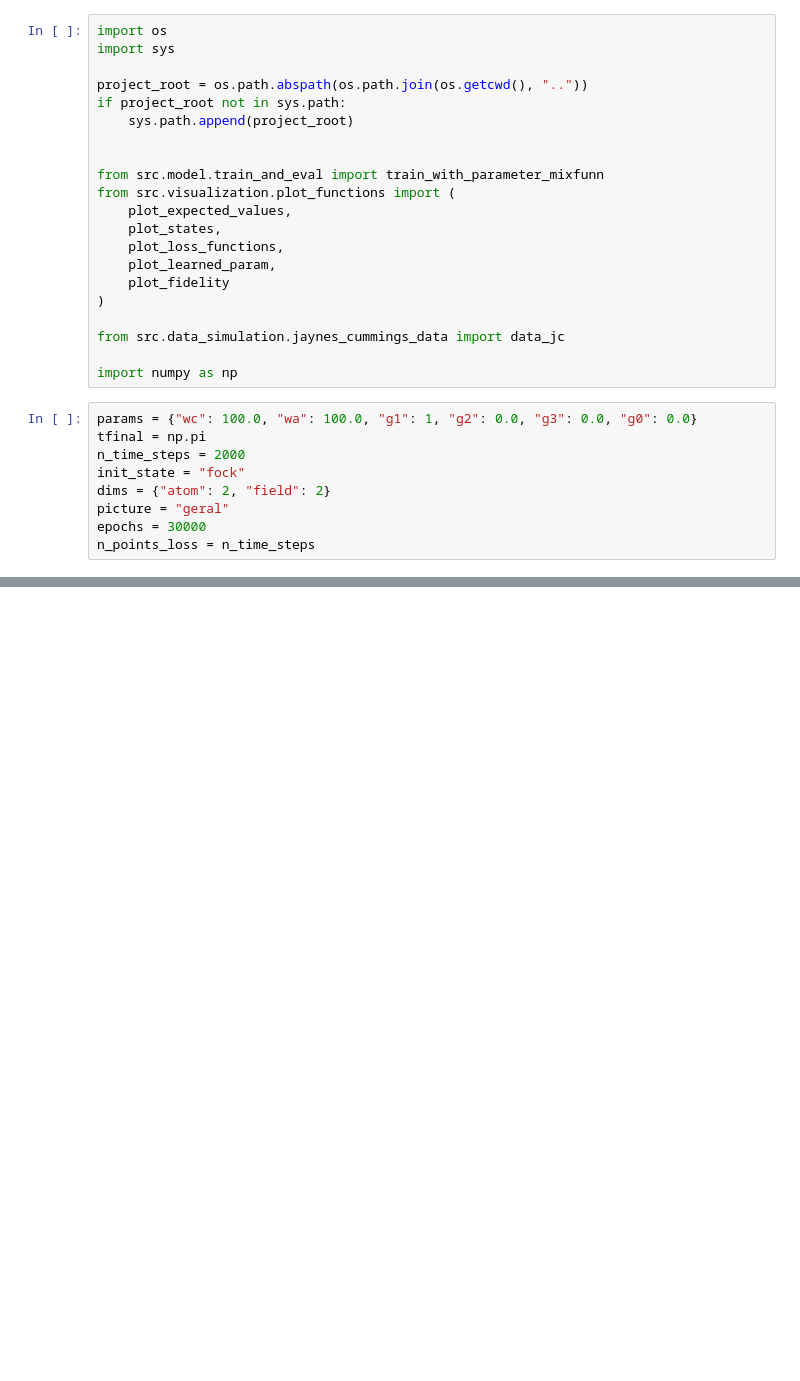
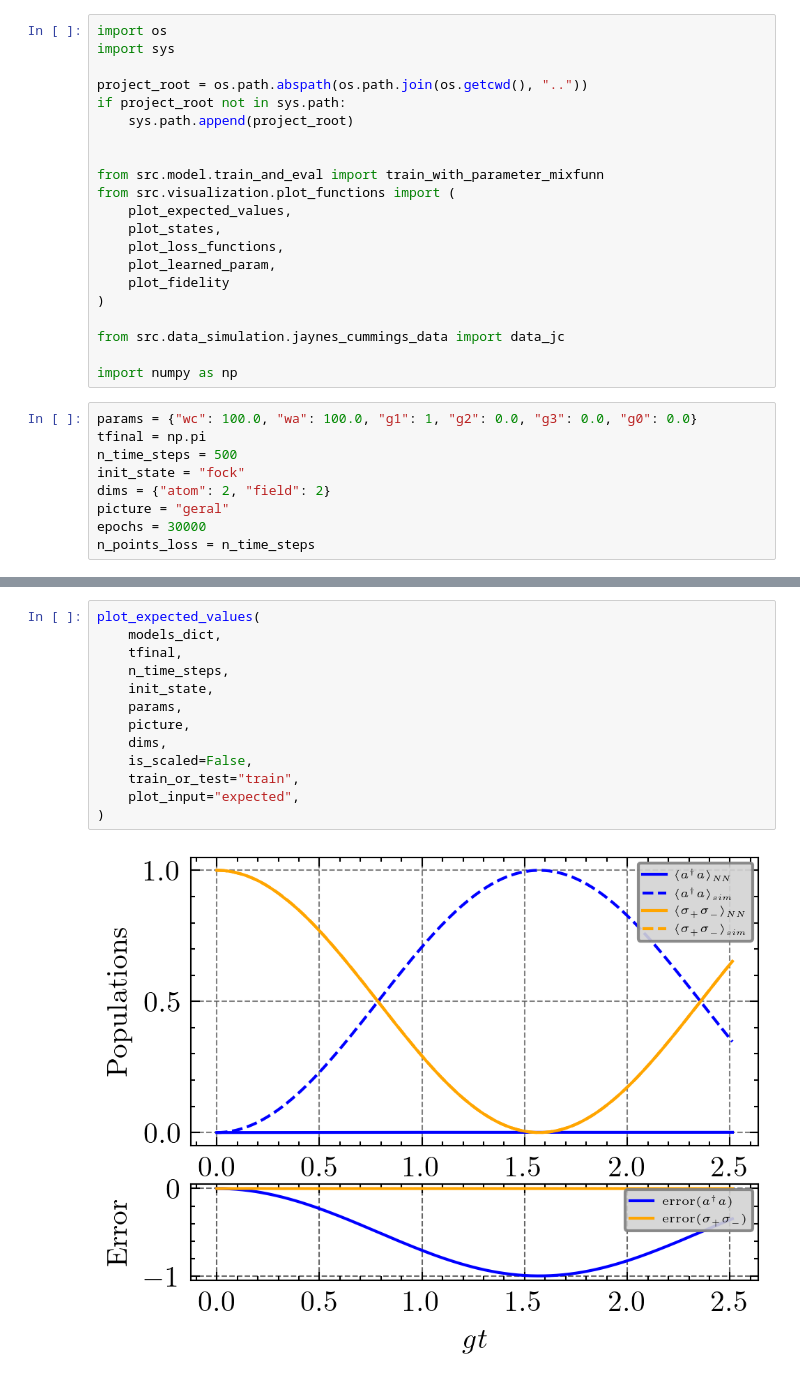
Before and after one commit to rodrigops123/pinn-effective-hamiltonian, a Jupyter notebook: apps/test_mixfun.ipynb, the cells around one changed output, grey strips where cells are left out. Cells and saved outputs as stored; diff of their text form; blank space fills up the shorter version.

```diff
--- a/apps/test_mixfun.ipynb
+++ b/apps/test_mixfun.ipynb
@@ -22,7 +22,7 @@ import numpy as np
 # %%
 params = {"wc": 100.0, "wa": 100.0, "g1": 1, "g2": 0.0, "g3": 0.0, "g0": 0.0}
 tfinal = np.pi
-n_time_steps = 2000
+n_time_steps = 500
 init_state = "fock"
 dims = {"atom": 2, "field": 2}
 picture = "geral"
@@ -47,0 +47,15 @@ AttributeError: 'MixFunn' object has no attribute 'param'
+# %%
+plot_expected_values(
+    models_dict,
+    tfinal,
+    n_time_steps,
+    init_state,
+    params,
+    picture,
+    dims,
+    is_scaled=False,
+    train_or_test="train",
+    plot_input="expected",
+)
+# %% [output]
+[figure, added]
```
Also changed, not shown: parts of 5 cells of this notebook, 3 other files.
